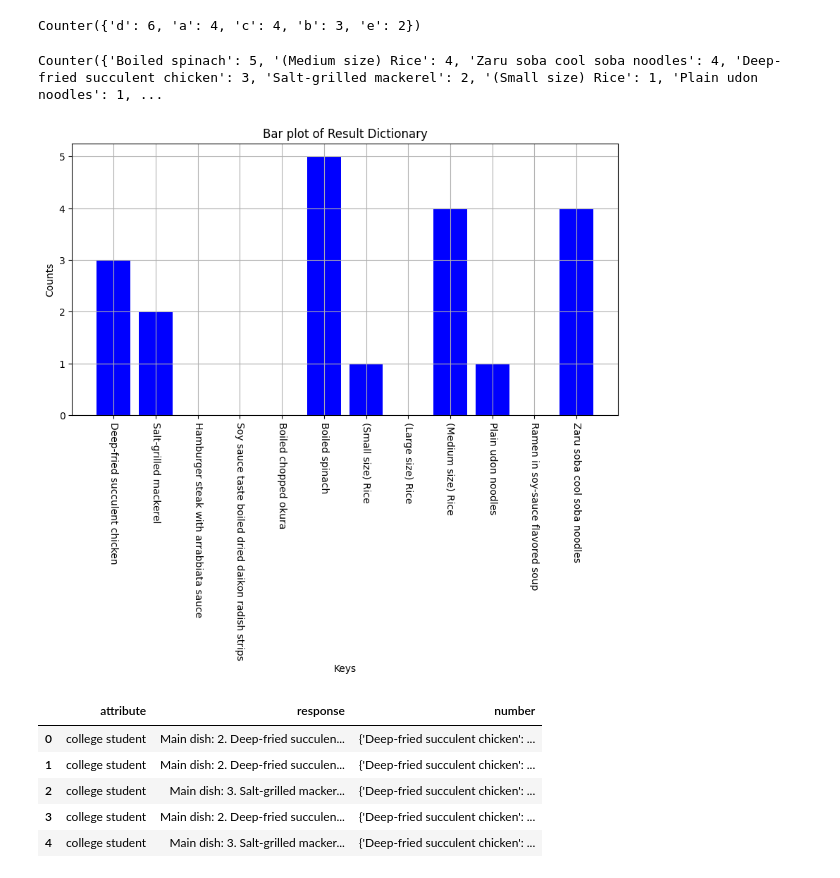
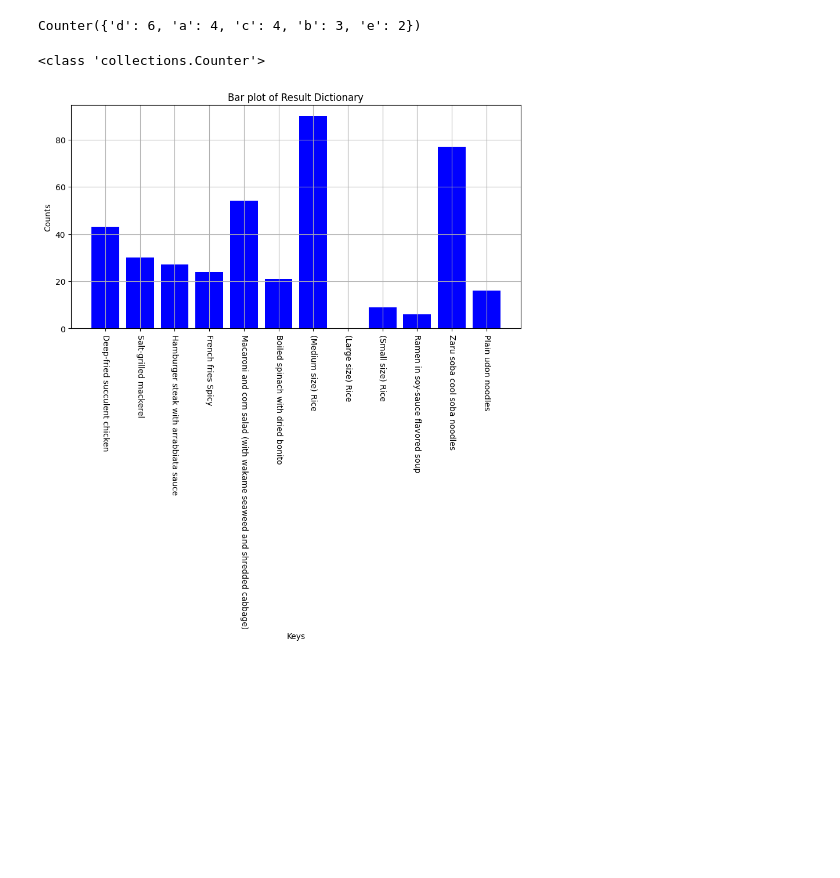
Before and after one commit to BumbuShoji/grad, a Jupyter notebook: 0514_01.ipynb, the cells around one changed output. Drawn from its saved outputs; the diff is of its cells as text; code cells hidden in the pictures; blank space fills up the shorter version.

```diff
--- a/0514_01.ipynb
+++ b/0514_01.ipynb
@@ -241,41 +213,35 @@ print(result_dict)
 Counter({'d': 6, 'a': 4, 'c': 4, 'b': 3, 'e': 2})
 # %%
 from collections import Counter
-
-result_dict = Counter()
-for i in range(len(df_1)):
-    dic_1 = df_1["number"][i]
-    # Update the result counter by adding counts from the current dictionary
-    result_dict.update(dic_1)
-
-# Print the final summed dictionary
-print(result_dict)
+def count_number(df):
+    result_dict = Counter()
+    for i in range(len(df)):
+        dic_1 = df["number"][i]
+        # Update the result counter by adding counts from the current dictionary
+        result_dict.update(dic_1)
+    return result_dict
-# %% [output]
-Counter({'Boiled spinach': 5, '(Medium size) Rice': 4, 'Zaru soba cool soba noodles': 4, 'Deep-fried succulent chicken': 3, 'Salt-grilled mackerel': 2, '(Small size) Rice': 1, 'Plain udon noodles': 1, ...
 # %%
 import matplotlib.pyplot as plt
 
+def plot_bar(result_dict):
+    # Creating a bar plot
+    plt.figure(figsize=(10, 5))  # Set the figure size (optional)
+    plt.bar(result_dict.keys(), result_dict.values(), color='blue')  # Create a bar plot
 
-# Creating a bar plot
-plt.figure(figsize=(10, 5))  # Set the figure size (optional)
-plt.bar(result_dict.keys(), result_dict.values(), color='blue')  # Create a bar plot
+    plt.xlabel('Keys')  # Label on X-axis
+    plt.ylabel('Counts')  # Label on Y-axis
+    plt.title('Bar plot of Result Dictionary')  # Title of the plot
 
-plt.xlabel('Keys')  # Label on X-axis
-plt.ylabel('Counts')  # Label on Y-axis
-plt.title('Bar plot of Result Dictionary')  # Title of the plot
-
-plt.xticks(rotation=270)  # Rotate x-axis labels for better visibility if required
-plt.grid(True)  # Add a grid for better readability
-plt.show()  # Display the plot
+    plt.xticks(rotation=270)  # Rotate x-axis labels for better visibility if required
+    plt.grid(True)  # Add a grid for better readability
+    plt.show()  # Display the plot
-# %% [output]
-[figure, removed]
 # %%
-df_1 = buffet_vegetable_preference(prompt,5)
+df_1 = buffet_vegetable_preference(prompt,100)
 df_1.head()
+dict_1 = count_number(df_1)
+print(type(dict_1))
+
+plot_bar(dict_1)
 # %% [output]
-|  | attribute | response | number |
-| 0 | college student | Main dish: 2. Deep-fried succulen... | {'Deep-fried succulent chicken': ... |
-| 1 | college student | Main dish: 2. Deep-fried succulen... | {'Deep-fried succulent chicken': ... |
-| 2 | college student | Main dish: 3. Salt-grilled macker... | {'Deep-fried succulent chicken': ... |
-| 3 | college student | Main dish: 2. Deep-fried succulen... | {'Deep-fried succulent chicken': ... |
-| 4 | college student | Main dish: 3. Salt-grilled macker... | {'Deep-fried succulent chicken': ... |
+<class 'collections.Counter'>
+[figure, added]
```
Also changed, not shown: parts of 11 cells of this notebook.
